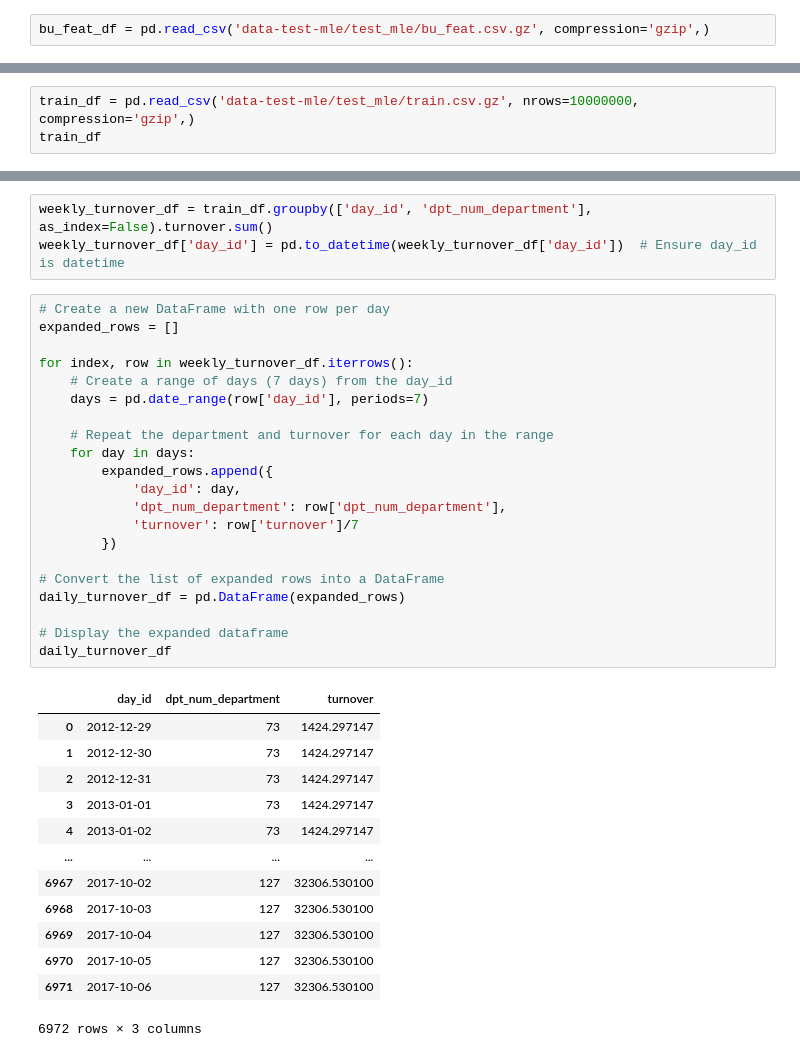
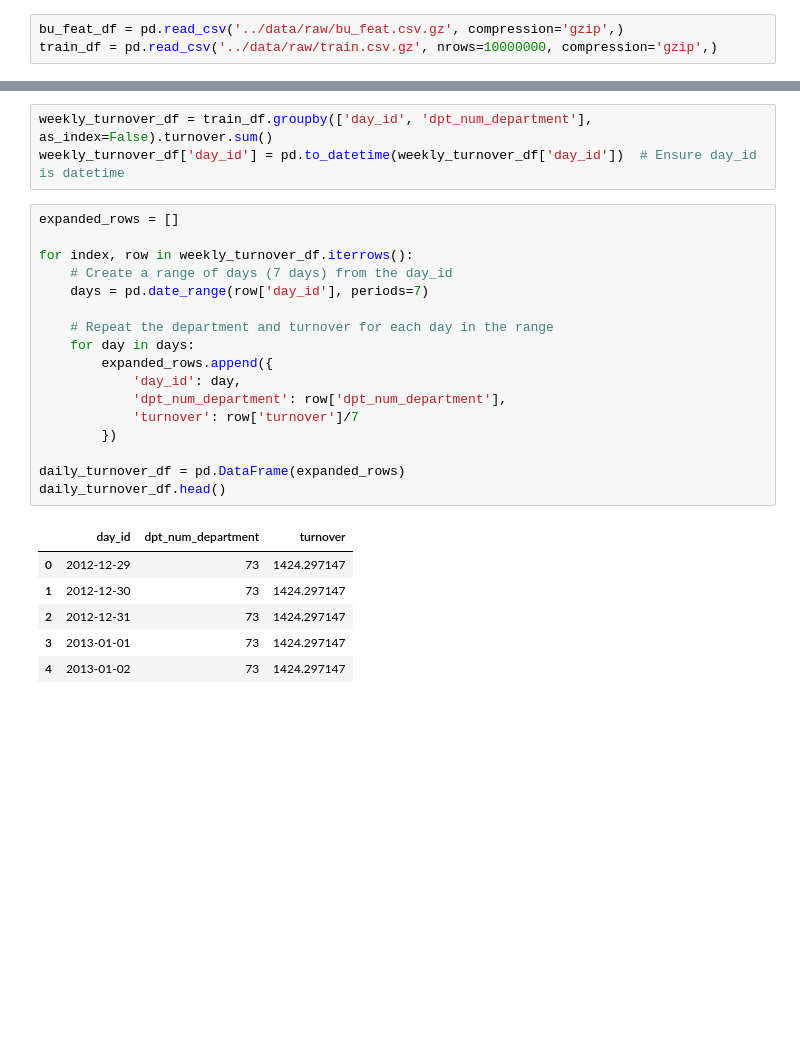
Before and after one commit to clementexbrayat/decathlon_ml_pipeline_project, a Jupyter notebook: notebooks/EDA.ipynb, the cells around one changed output, grey strips where cells are left out. Cells and saved outputs as stored; diff of their text form; blank space fills up the shorter version.

```diff
--- a/notebooks/EDA.ipynb
+++ b/notebooks/EDA.ipynb
@@ -6,2 +8,3 @@ import seaborn as sns
 # %%
-bu_feat_df = pd.read_csv('data-test-mle/test_mle/bu_feat.csv.gz', compression='gzip',)
+bu_feat_df = pd.read_csv('../data/raw/bu_feat.csv.gz', compression='gzip',)
+train_df = pd.read_csv('../data/raw/train.csv.gz', nrows=10000000, compression='gzip',)
@@ -24,3 +10,0 @@ bu_feat_df
-# %%
-train_df = pd.read_csv('data-test-mle/test_mle/train.csv.gz', nrows=10000000, compression='gzip',)
-train_df
@@ -66,37 +23,26 @@ train_df
 weekly_turnover_df = train_df.groupby(['day_id', 'dpt_num_department'], as_index=False).turnover.sum()
 weekly_turnover_df['day_id'] = pd.to_datetime(weekly_turnover_df['day_id'])  # Ensure day_id is datetime
 # %%
-# Create a new DataFrame with one row per day
 expanded_rows = []
 
 for index, row in weekly_turnover_df.iterrows():
     # Create a range of days (7 days) from the day_id
     days = pd.date_range(row['day_id'], periods=7)
 
     # Repeat the department and turnover for each day in the range
     for day in days:
         expanded_rows.append({
             'day_id': day,
             'dpt_num_department': row['dpt_num_department'],
             'turnover': row['turnover']/7
         })
 
-# Convert the list of expanded rows into a DataFrame
 daily_turnover_df = pd.DataFrame(expanded_rows)
-
-# Display the expanded dataframe
-daily_turnover_df
+daily_turnover_df.head()
 # %% [output]
 |  | day_id | dpt_num_department | turnover |
 | 0 | 2012-12-29 | 73 | 1424.297147 |
 | 1 | 2012-12-30 | 73 | 1424.297147 |
 | 2 | 2012-12-31 | 73 | 1424.297147 |
 | 3 | 2013-01-01 | 73 | 1424.297147 |
 | 4 | 2013-01-02 | 73 | 1424.297147 |
-| ... | ... | ... | ... |
-| 6967 | 2017-10-02 | 127 | 32306.530100 |
-| 6968 | 2017-10-03 | 127 | 32306.530100 |
-| 6969 | 2017-10-04 | 127 | 32306.530100 |
-| 6970 | 2017-10-05 | 127 | 32306.530100 |
-| 6971 | 2017-10-06 | 127 | 32306.530100 |
-6972 rows × 3 columns
```
Also changed, not shown: parts of 27 cells of this notebook, 2 other files.
